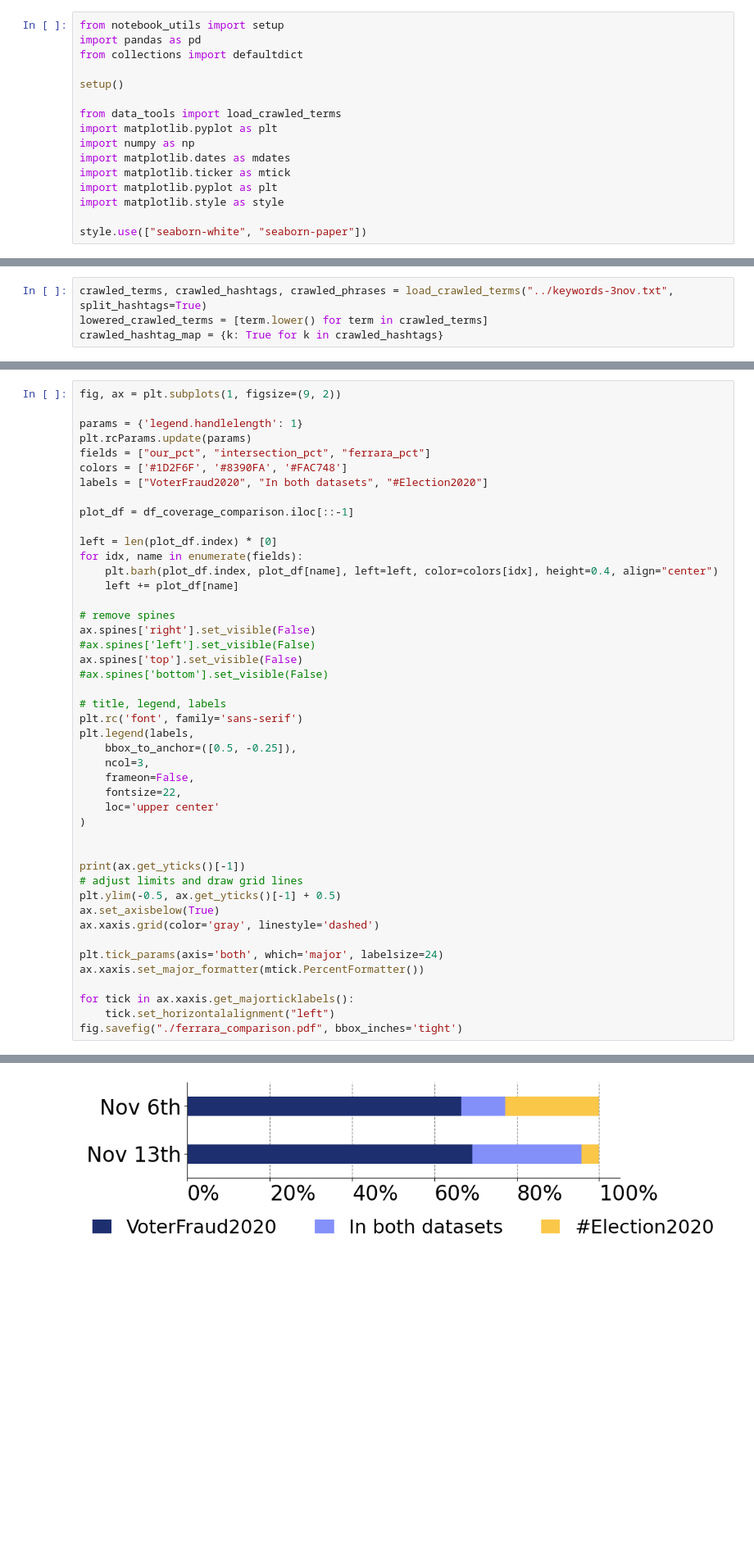
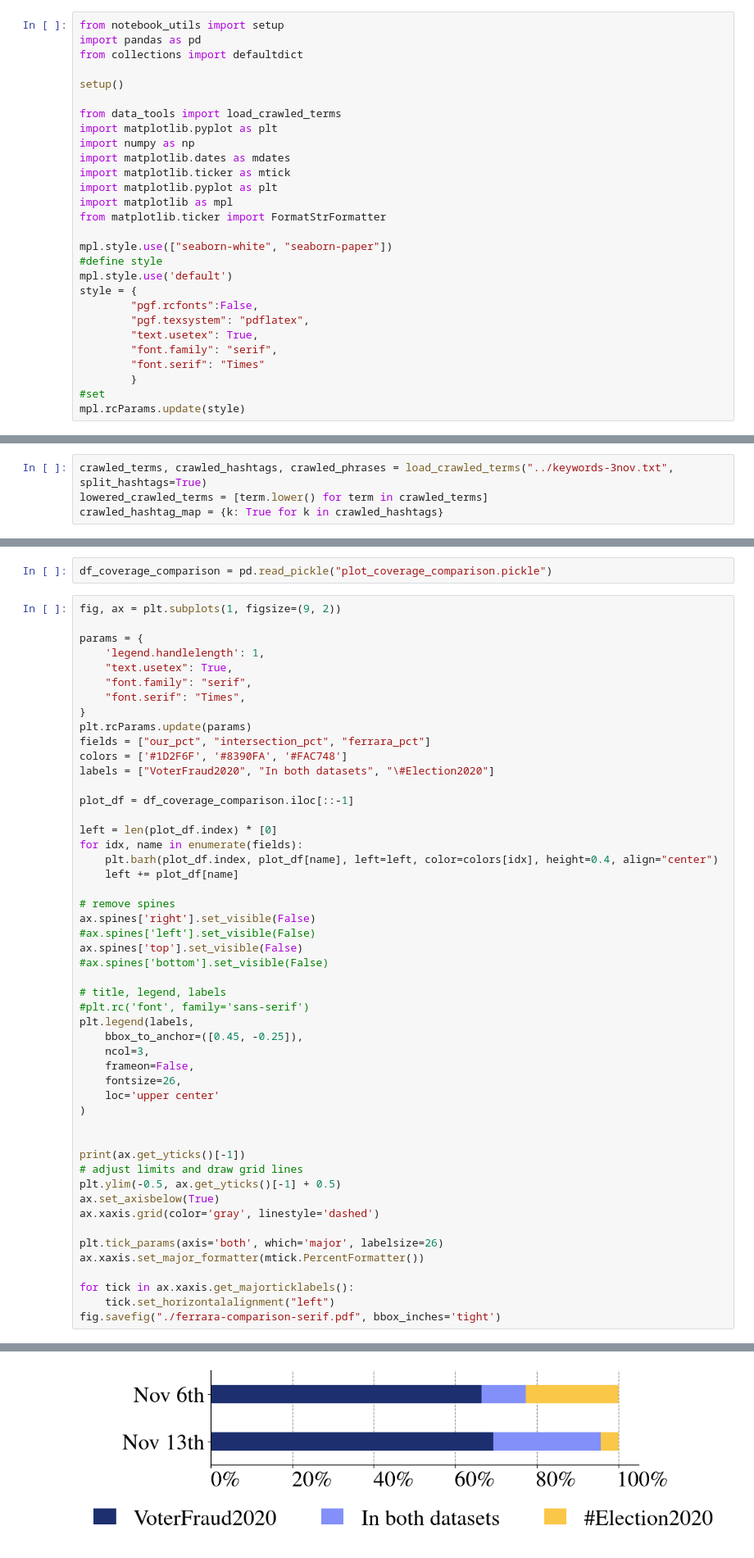
Before and after one commit to sTechLab/VoterFraud2020-analysis, a Jupyter notebook: notebooks/paper_graphs.ipynb, the cells around one changed output, grey strips where cells are left out. Shown at 82% size. Drawn from its saved outputs; the diff is of its cells as text; blank space fills up the shorter version.

```diff
--- a/notebooks/paper_graphs.ipynb
+++ b/notebooks/paper_graphs.ipynb
@@ -11,9 +11,21 @@ import numpy as np
 import matplotlib.dates as mdates
 import matplotlib.ticker as mtick
 import matplotlib.pyplot as plt
-import matplotlib.style as style
+import matplotlib as mpl
+from matplotlib.ticker import FormatStrFormatter
 
-style.use(["seaborn-white", "seaborn-paper"])
+mpl.style.use(["seaborn-white", "seaborn-paper"])
+#define style
+mpl.style.use('default')
+style = {
+        "pgf.rcfonts":False,
+        "pgf.texsystem": "pdflatex",
+        "text.usetex": True,
+        "font.family": "serif",
+        "font.serif": "Times"
+        }
+#set
+mpl.rcParams.update(style)
 # %%
 DATE = "16-dec"
 DATA_DIR = "../data/{}/".format(DATE)
@@ -339,11 +340,18 @@ df_coverage_comparison
+# %%
+df_coverage_comparison = pd.read_pickle("plot_coverage_comparison.pickle")
 # %%
 fig, ax = plt.subplots(1, figsize=(9, 2))
 
-params = {'legend.handlelength': 1}
+params = {
+    'legend.handlelength': 1,
+    "text.usetex": True,
+    "font.family": "serif",
+    "font.serif": "Times",
+}
 plt.rcParams.update(params)
 fields = ["our_pct", "intersection_pct", "ferrara_pct"]
 colors = ['#1D2F6F', '#8390FA', '#FAC748']
-labels = ["VoterFraud2020", "In both datasets", "#Election2020"]
+labels = ["VoterFraud2020", "In both datasets", "\#Election2020"]
 
 plot_df = df_coverage_comparison.iloc[::-1]
 
@@ -359,12 +367,12 @@ ax.spines['top'].set_visible(False)
 #ax.spines['bottom'].set_visible(False)
 
 # title, legend, labels
-plt.rc('font', family='sans-serif')
+#plt.rc('font', family='sans-serif')
 plt.legend(labels,
-    bbox_to_anchor=([0.5, -0.25]),
+    bbox_to_anchor=([0.45, -0.25]),
     ncol=3,
     frameon=False,
-    fontsize=22,
+    fontsize=26,
     loc='upper center'
 )
 
@@ -375,10 +383,10 @@ plt.ylim(-0.5, ax.get_yticks()[-1] + 0.5)
 ax.set_axisbelow(True)
 ax.xaxis.grid(color='gray', linestyle='dashed')
 
-plt.tick_params(axis='both', which='major', labelsize=24)
+plt.tick_params(axis='both', which='major', labelsize=26)
 ax.xaxis.set_major_formatter(mtick.PercentFormatter())
 
 for tick in ax.xaxis.get_majorticklabels():
     tick.set_horizontalalignment("left")
-fig.savefig("./ferrara_comparison.pdf", bbox_inches='tight')
+fig.savefig("./ferrara-comparison-serif.pdf", bbox_inches='tight')
 # %% [output]
@@ -389,5 +397,5 @@ fig.savefig("./ferrara_comparison.pdf", bbox_inches='tight')
 1
-[figure, old version]
+[figure, new version]
 # %%
 fields = ['NA_Sales','EU_Sales','JP_Sales','Other_Sales']
 colors = ['#1D2F6F', '#8390FA', '#6EAF46', '#FAC748']
```
Also changed, not shown: parts of 6 cells of this notebook, 9 other files.
